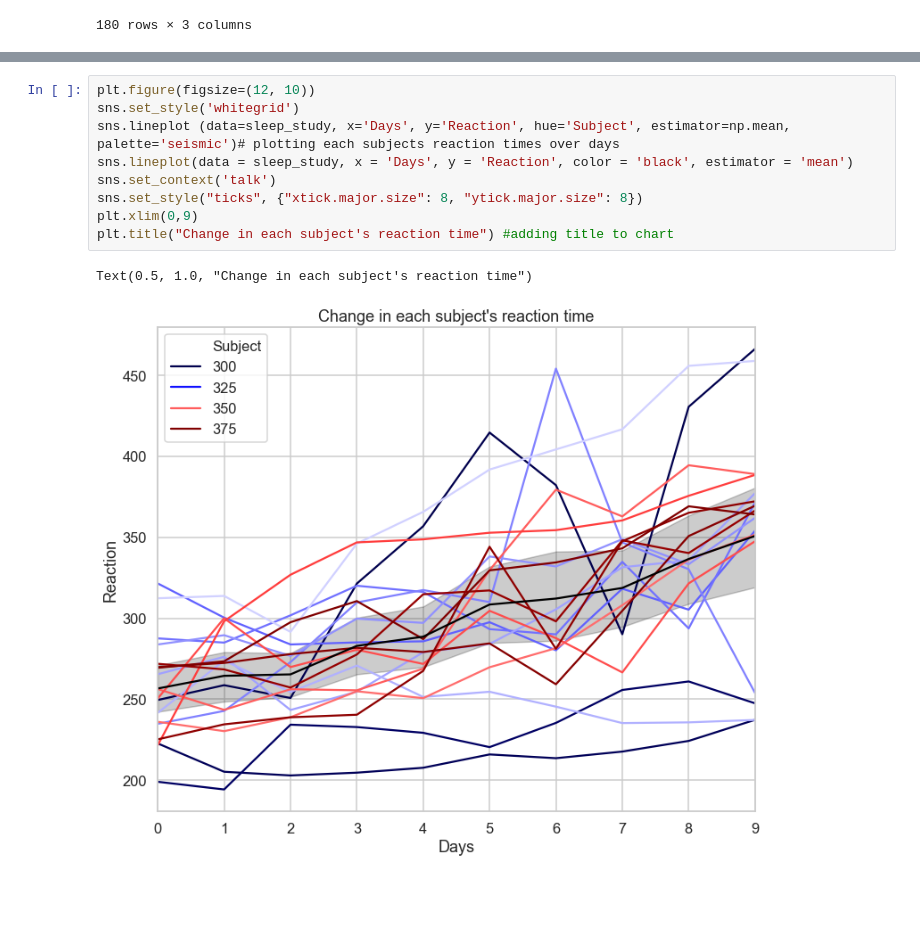
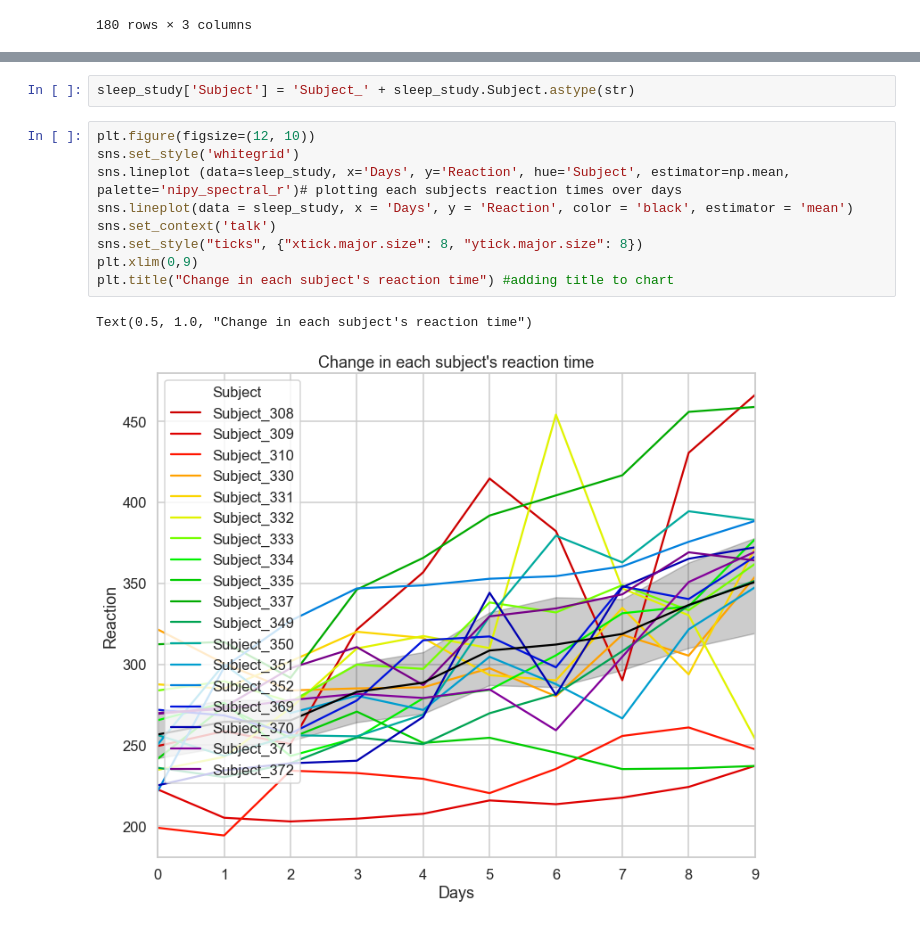
Before and after one commit to GabbyBarajasBroussard/numpy-pandas-visualization-exercise, a Jupyter notebook: seaborn_exercises.ipynb, the cells around one changed output, grey strips where cells are left out. Drawn from its saved outputs; the diff is of its cells as text; blank space fills up the shorter version.

Commit message:
revision to last line plot

```diff
--- a/seaborn_exercises.ipynb
+++ b/seaborn_exercises.ipynb
@@ -220,12 +203,14 @@ avg_change
+# %%
+sleep_study['Subject'] = 'Subject_' + sleep_study.Subject.astype(str)
 # %%
 plt.figure(figsize=(12, 10))
 sns.set_style('whitegrid')
-sns.lineplot (data=sleep_study, x='Days', y='Reaction', hue='Subject', estimator=np.mean, palette='seismic')# plotting each subjects reaction times over days
+sns.lineplot (data=sleep_study, x='Days', y='Reaction', hue='Subject', estimator=np.mean, palette='nipy_spectral_r')# plotting each subjects reaction times over days
 sns.lineplot(data = sleep_study, x = 'Days', y = 'Reaction', color = 'black', estimator = 'mean')
 sns.set_context('talk')
 sns.set_style("ticks", {"xtick.major.size": 8, "ytick.major.size": 8})
 plt.xlim(0,9)
 plt.title("Change in each subject's reaction time") #adding title to chart
 # %% [output]
 Text(0.5, 1.0, "Change in each subject's reaction time")
-[figure, old version]
+[figure, new version]
```
Also changed, not shown: parts of 1 cell of this notebook.
